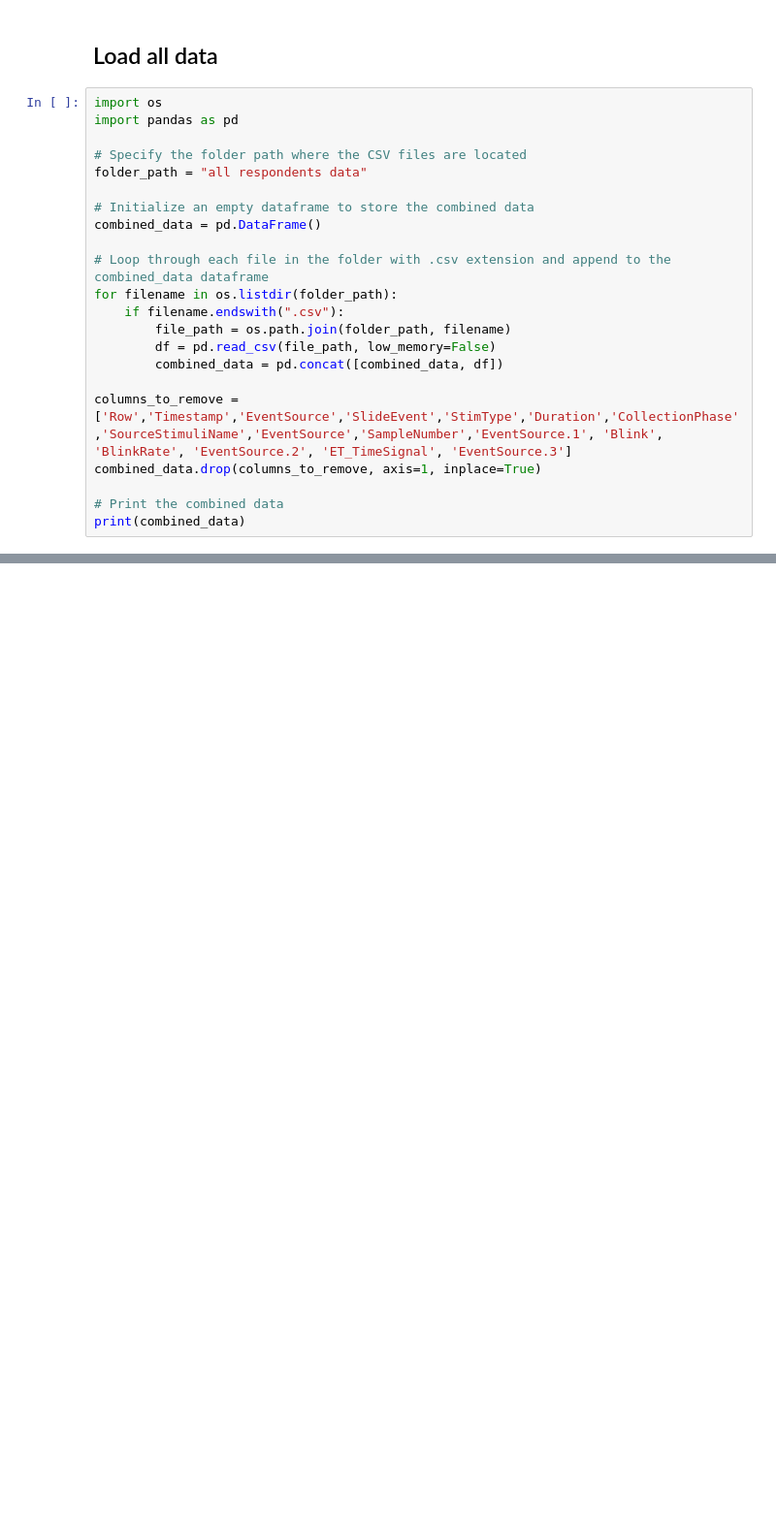
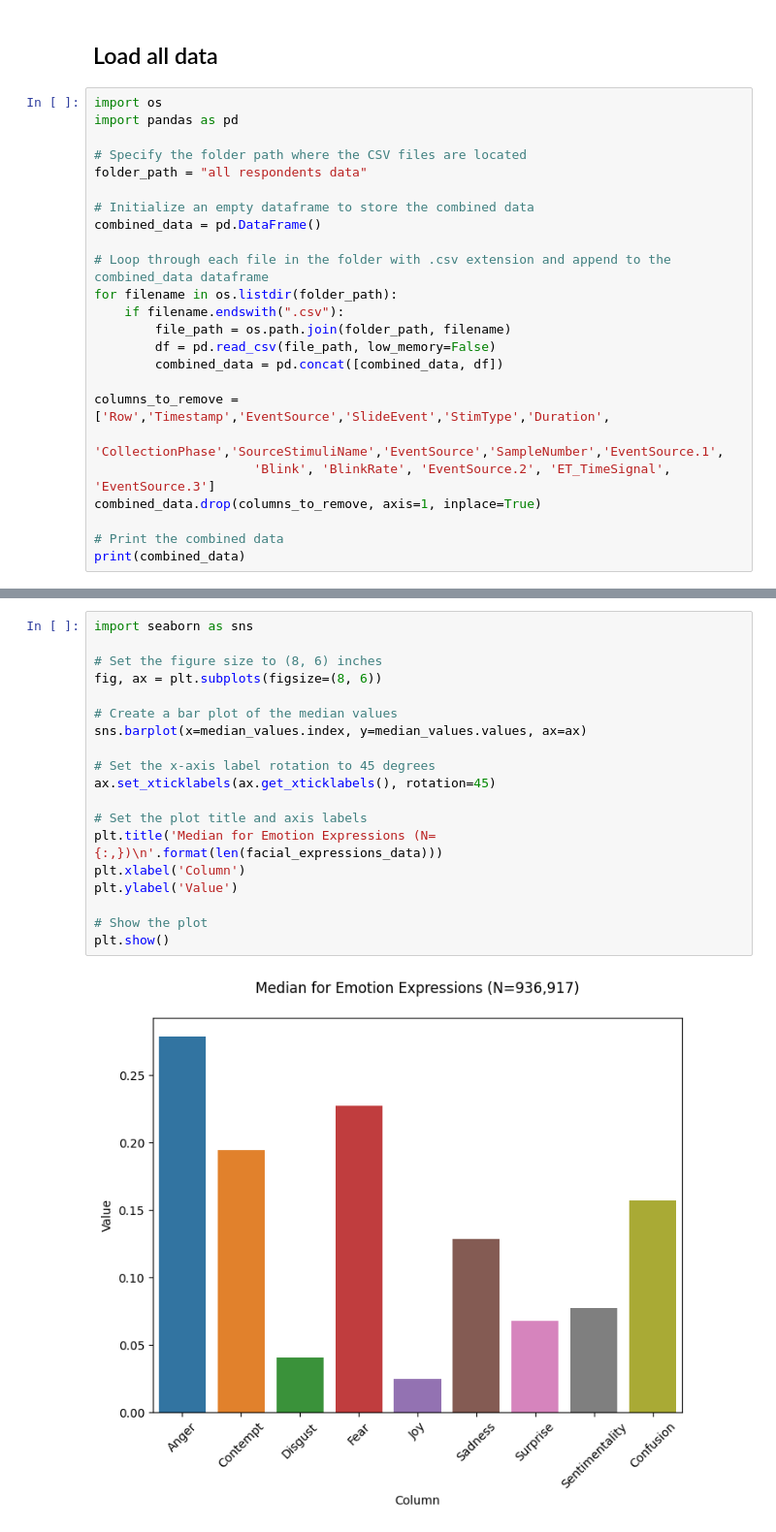
Before and after one commit to litalshl/classifiers, a Jupyter notebook: all_respondents_analysis.ipynb, the cells around one changed output, grey strips where cells are left out. Shown: that part at 97% size. Cells and saved outputs as stored; diff of their text form; blank space fills up the shorter version.

```diff
--- a/all_respondents_analysis.ipynb
+++ b/all_respondents_analysis.ipynb
@@ -19,7 +19,9 @@ for filename in os.listdir(folder_path):
         df = pd.read_csv(file_path, low_memory=False)
         combined_data = pd.concat([combined_data, df])
 
-columns_to_remove = ['Row','Timestamp','EventSource','SlideEvent','StimType','Duration','CollectionPhase','SourceStimuliName','EventSource','SampleNumber','EventSource.1', 'Blink', 'BlinkRate', 'EventSource.2', 'ET_TimeSignal', 'EventSource.3']
+columns_to_remove = ['Row','Timestamp','EventSource','SlideEvent','StimType','Duration',
+                     'CollectionPhase','SourceStimuliName','EventSource','SampleNumber','EventSource.1',
+                     'Blink', 'BlinkRate', 'EventSource.2', 'ET_TimeSignal', 'EventSource.3']
 combined_data.drop(columns_to_remove, axis=1, inplace=True)
 
 # Print the combined data
@@ -64,0 +143,21 @@ Index(['Anger', 'Contempt', 'Disgust', 'Fear', 'Joy', 'Sadness', 'Surprise',
+# %%
+import seaborn as sns
+
+# Set the figure size to (8, 6) inches
+fig, ax = plt.subplots(figsize=(8, 6))
+
+# Create a bar plot of the median values
+sns.barplot(x=median_values.index, y=median_values.values, ax=ax)
+
+# Set the x-axis label rotation to 45 degrees
+ax.set_xticklabels(ax.get_xticklabels(), rotation=45)
+
+# Set the plot title and axis labels
+plt.title('Median for Emotion Expressions (N={:,})\n'.format(len(facial_expressions_data)))
+plt.xlabel('Column')
+plt.ylabel('Value')
+
+# Show the plot
+plt.show()
+# %% [output]
+[figure, added]
```
Also changed, not shown: parts of 8 cells of this notebook.
